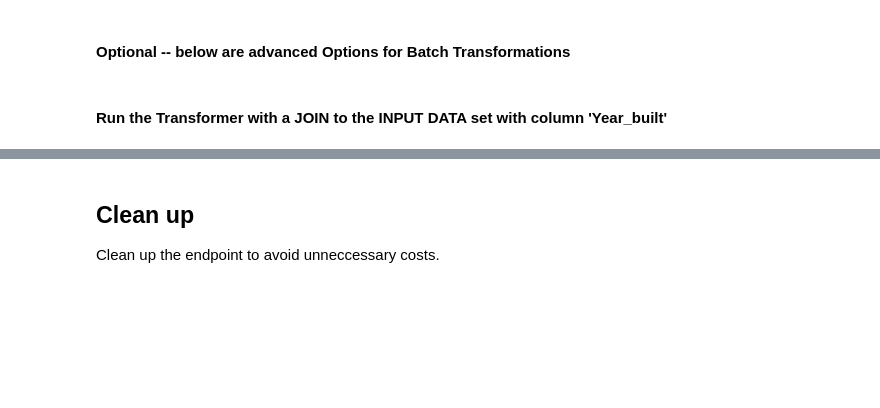
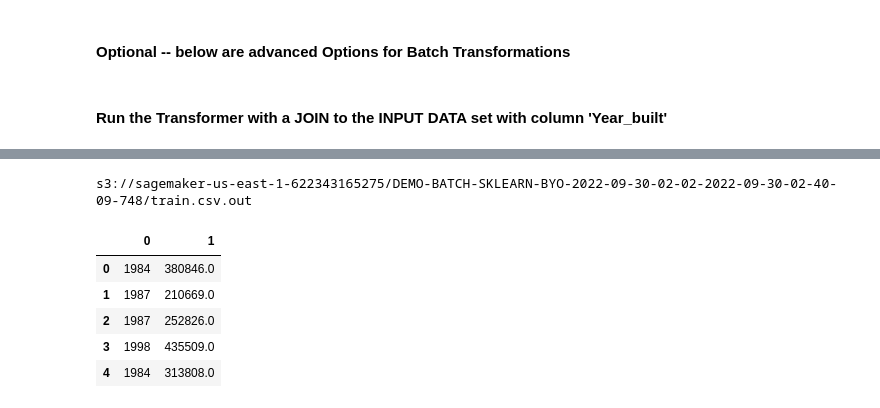
Before and after one commit to rsgrewal-aws/sagemaker-im, a Jupyter notebook: deploy/mme/Batch-LinearLearner.ipynb, the cells around one changed output, grey strips where cells are left out. Drawn from its saved outputs; the diff is of its cells as text; code cells hidden in the pictures; blank space fills up the shorter version.

```diff
--- a/deploy/mme/Batch-LinearLearner.ipynb
+++ b/deploy/mme/Batch-LinearLearner.ipynb
@@ -629,10 +785,15 @@ batch_transformer.transform(
 # %%
 out_file_name = '{}/train.csv.out'.format(batch_transformer.output_path)
 print(out_file_name)
 # - download the file
-sagemaker.s3.S3Downloader().download(s3_uri=out_file_name, local_path='./data/output', sagemaker_session=sagemaker_session)
-output_df2 = pd.read_csv(filepath_or_buffer='./data/output/train.csv.out', header=None)
+sagemaker.s3.S3Downloader().download(s3_uri=out_file_name, local_path='./data/temp_output', sagemaker_session=sagemaker_session)
+output_df2 = pd.read_csv(filepath_or_buffer='./data/temp_output/train.csv.out', header=None)
 output_df2.head(5)
+# %% [output]
+s3://sagemaker-us-east-1-622343165275/DEMO-BATCH-SKLEARN-BYO-2022-09-30-02-02-2022-09-30-02-40-09-748/train.csv.out
+|  | 0 | 1 |
+| 0 | 1984 | 380846.0 |
+| 1 | 1987 | 210669.0 |
+| 2 | 1987 | 252826.0 |
+| 3 | 1998 | 435509.0 |
+| 4 | 1984 | 313808.0 |
-# %% [markdown]
-## Clean up<a id='CleanUp'></a>
-Clean up the endpoint to avoid unneccessary costs.
```
Also changed, not shown: parts of 39 cells of this notebook, 4 other files.
